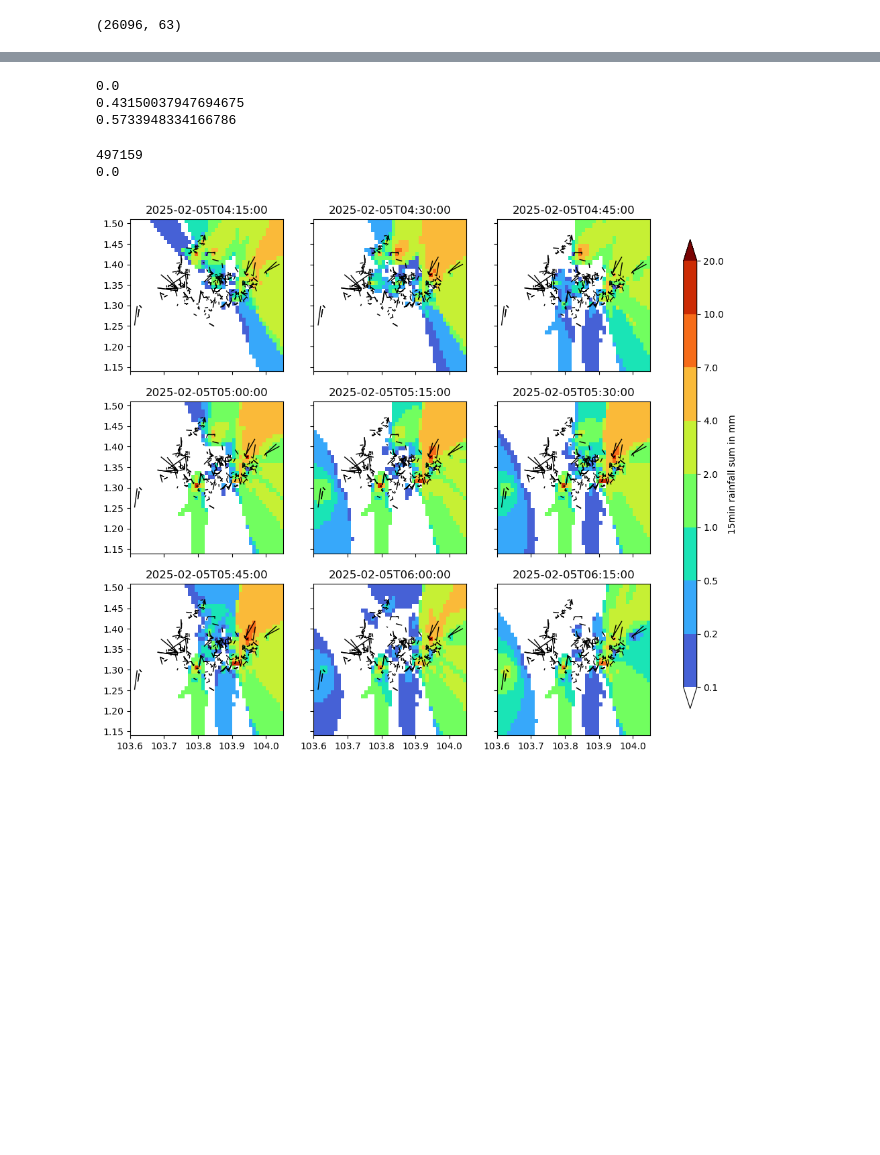
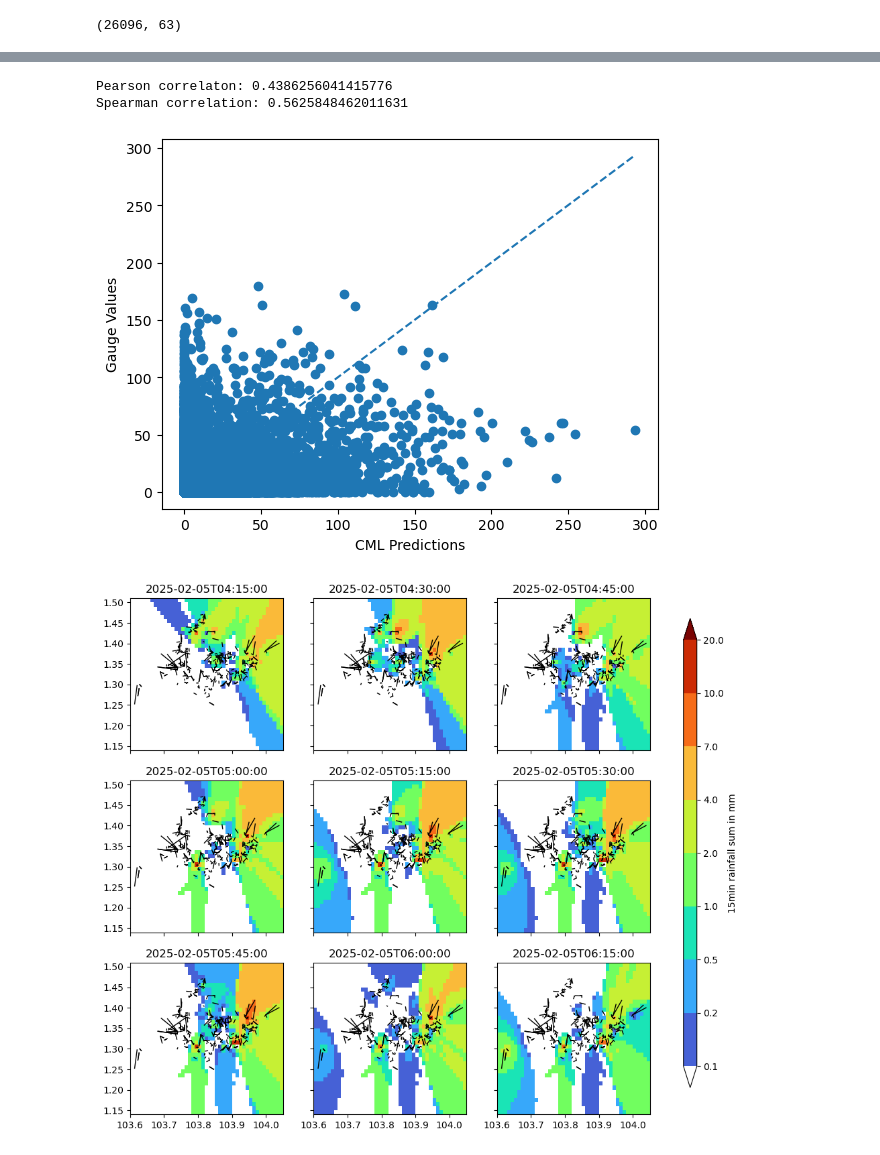
Before and after one commit to jylow/rainfall_data_fusion, a Jupyter notebook: cml.ipynb, the cells around one changed output, grey strips where cells are left out. Cells and saved outputs as stored; diff of their text form; code cells hidden in the pictures; blank space fills up the shorter version.

```diff
--- a/cml.ipynb
+++ b/cml.ipynb
@@ -455,76 +488,68 @@ print(raingauge_df.shape)
 raingauge_df_5mins = raingauge_df.mul(12)
 raingauge_df_15mins = raingauge_df_5mins.resample("15min").first()
 station_dict = get_gauge_coordinate_mappings()
-
-total_RMSE = 0.0
-counts = 0
+raingauge_choice = raingauge_df_15mins
 
 global_gauge_values = []
 global_cml_predictions = []
 
-for timestamp, row_data in raingauge_df_15mins.iterrows():
+# global_gauge_values = np.zeros(shape=[raingauge_choice.shape[0], len(station_dict)])
+# global_cml_predictions = np.zeros(shape=[raingauge_choice.shape[0], len(station_dict)])
+
+for idx, (timestamp, row_data) in enumerate(raingauge_df_15mins.iterrows()):
 
   #We ignore nan values when performing correlation
   stations = [station for station in list(row_data.keys()) if not math.isnan(row_data[station])]
   try:
 
     R_grid = idw_interpolator(
         x=cmls_R_15min.lon_center,
         y=cmls_R_15min.lat_center,
         z=cmls_R_15min.R.sel(station='Station A').sel(time=timestamp.to_datetime64()),
         xgrid=xgrid,
         ygrid=ygrid,
         resolution=0.01,
     )
   except KeyError:
     continue
 
-  # print(timestamp)
-  # print(cmls_R_15min.sel(station='Station A').sel(time=timestamp.to_datetime64(), method='nearest')['time'])
-
-
-  gauge_values = []
-  pred_values = []
+  row_gauge_values = []
+  row_pred_values = []
   for station in stations:
     lat, lon = station_dict[station]
     x_offset = math.floor((lon - xcoords[0]) / 0.01)
-    y_offset = math.floor((lat - ycoords[0]) / 0.01)
+    y_offset = math.floor((ycoords[0] - lat) / 0.01)
     predicted_Z = R_grid[y_offset][x_offset]
     if not np.isnan(predicted_Z):
-      gauge_values.append(row_data[station])
-      pred_values.append(predicted_Z)
-      global_gauge_values.append(row_data[station])
-      global_cml_predictions.append(predicted_Z)
-      counts += 1
-    # else:
-      # print(row_data[stations])
-      # print(timestamp)
-      # data =cmls_R_15min.R.sel(station='Station A').sel(time=timestamp.to_datetime64(), method='nearest')
-      # print(data.to_dataframe().columns)
-      # print(R_grid)
+      row_gauge_values.append(row_data[station])
+      row_pred_values.append(predicted_Z)
 
-  # print(gauge_values)
-  # print(pred_values)
+  global_gauge_values.extend(row_gauge_values)
+  global_cml_predictions.extend(row_pred_values)
 
-  # pearson_r, pearson_p = pearsonr(gauge_values, pred_values)
+global_cml_predictions = np.array(global_cml_predictions)
+global_gauge_values=np.array(global_gauge_values)
 
-  # print(f'{pearson_r} : {pearson_p}')
 
-print(total_RMSE/counts)
-pearson_r_global, pearson_p_global = pearsonr(global_gauge_values, global_cml_predictions)
-spearman_r_global, spearman_p_global = spearmanr(global_gauge_values, global_cml_predictions)
-print(pearson_r_global)
-print(spearman_r_global)
+pearson_r_global, pearson_p_global = pearsonr(global_gauge_values.flatten(), global_cml_predictions.flatten())
+spearman_r_global, spearman_p_global = spearmanr(global_gauge_values.flatten(), global_cml_predictions.flatten())
+
+#scatter plot of predicted vs actual values
+plt.scatter(global_cml_predictions, global_gauge_values)
+plot_bound = max(np.max(global_gauge_values.flatten()).astype(int),np.max(global_cml_predictions.flatten()).astype(int))
+plt.plot(np.linspace(0,plot_bound,100),
+        np.linspace(0,plot_bound,100), linestyle='--')
+
+plt.xlabel("CML Predictions")
+plt.ylabel("Gauge Values")
+
+
+print(f"Pearson correlaton: {pearson_r_global}")
+print(f"Spearman correlation: {spearman_r_global}")
 # %% [output]
-0.0
-0.43150037947694675
-0.5733948334166786
+Pearson correlaton: 0.4386256041415776
+Spearman correlation: 0.5625848462011631
+[figure, added]
-# %%
-print(counts)
-print(total_RMSE)
-# %% [output]
-497159
-0.0
 # %%
 fig, ax = plt.subplots(3, 3, sharex=True, sharey=True, figsize=(10, 10))
 
```
Also changed, not shown: parts of 10 cells of this notebook, 13 other files.
